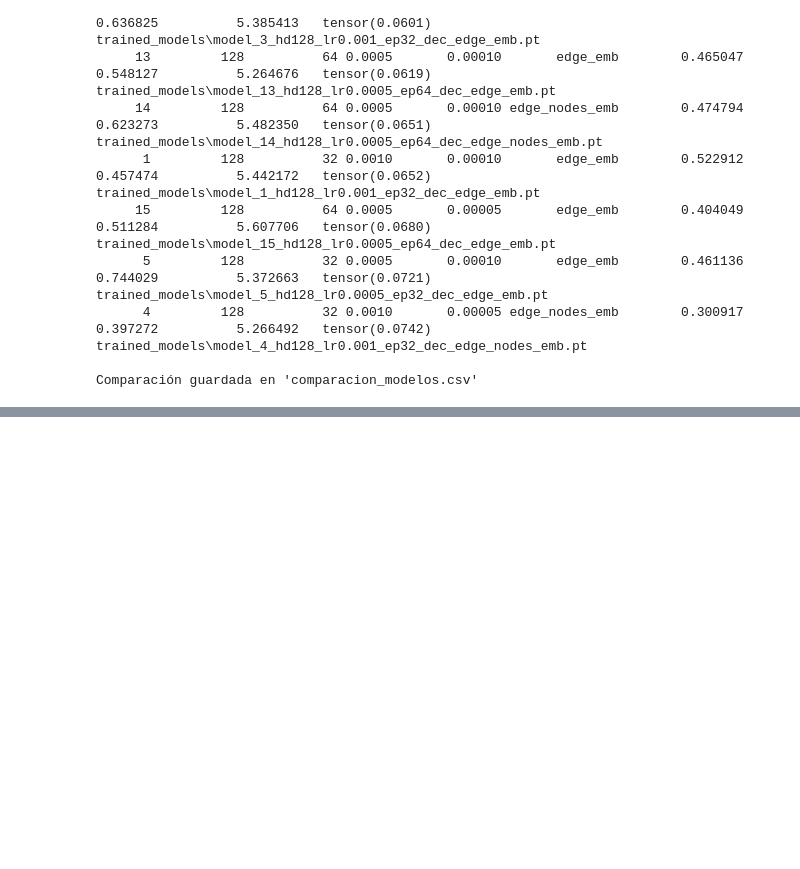
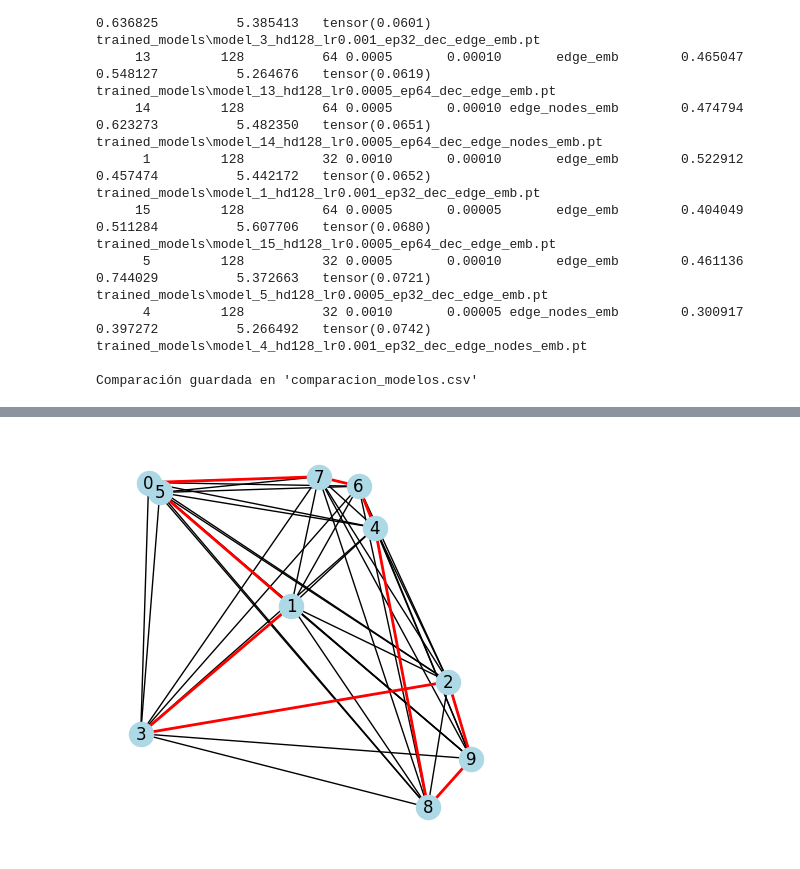
Before and after one commit to PabloMendieta03/TSP_Classical_Solutions, a Jupyter notebook: GNNs.ipynb, the cells around one changed output, grey strips where cells are left out. Cells and saved outputs as stored; diff of their text form; code cells hidden in the pictures; blank space fills up the shorter version.

```diff
--- a/GNNs.ipynb
+++ b/GNNs.ipynb
@@ -873,3 +867,101 @@ print("\nComparación guardada en 'comparacion_modelos.csv'")
       4         128          32 0.0010       0.00005 edge_nodes_emb        0.300917       0.397272          5.266492   tensor(0.0742)   trained_models\model_4_hd128_lr0.001_ep32_dec_edge_nodes_emb.pt
 
 Comparación guardada en 'comparacion_modelos.csv'
+# %%
+import torch
+import networkx as nx
+import matplotlib.pyplot as plt
+from torch_geometric.data import Data, DataLoader
+
+# 1) Genera UNA instancia TSP de ejemplo
+num_nodes = 10
+# genera un solo dataset: devuelve listas de longitud 1
+node_coords, distance_matrices, solution_paths, solution_adjacencies, distances = \
+    DatasetCreation.create_dataset(num_nodes=num_nodes, num_datasets=1)
+
+coords = torch.tensor(node_coords[0], dtype=torch.float)           # [N,2]
+dist_mat = distance_matrices[0]                                    # [N,N]
+true_path = solution_paths[0]                                      # lista de nodos ordenados
+true_distance = distances[0]                                       # float
+
+# 2) Construye el Data de PyG
+edges, dists = [], []
+for i in range(num_nodes):
+    for j in range(num_nodes):
+        if i==j: continue
+        edges.append([i,j])
+        dists.append([dist_mat[i,j]])
+edge_index  = torch.tensor(edges, dtype=torch.long).t().contiguous()
+edge_attr   = torch.tensor(dists, dtype=torch.float)
+edge_weight = edge_attr.clone()
+batch       = torch.zeros(num_nodes, dtype=torch.long)
+
+data = Data(
+    x=coords,
+    edge_index=edge_index,
+    edge_attr=edge_attr,
+    edge_weight=edge_weight,
+    true_path=torch.tensor(true_path, dtype=torch.long),
+    true_distance=torch.tensor([true_distance], dtype=torch.float),
+    pos_class_weight=( (num_nodes**2 - num_nodes)/num_nodes )
+)
+
+loader = DataLoader([data], batch_size=1)
+
+# 3) Carga tu modelo
+device = torch.device("cuda" if torch.cuda.is_available() else "cpu")
+model = METALAYER_TSP_SOLVER(2,1,128,decoder="edge_nodes_emb",use_edge_weight=True).to(device)
+model.load_state_dict(torch.load("trained_models/model_2_hd128_lr0.001_ep32_dec_edge_nodes_emb.pt", map_location=device))
+model.eval()
+
+# 4) Inferencia + evaluación
+with torch.no_grad():
+    batch = next(iter(loader)).to(device)
+    logits = model(batch.x, batch.edge_index, batch.edge_attr, batch.edge_weight, None, batch.batch)  # [E,1]
+    probs = torch.sigmoid(logits).view(-1)
+
+    # Reconstruye tour greedy sobre top-N aristas
+    N = num_nodes
+    pairs = list(zip(batch.edge_index.t().cpu().tolist(), probs.cpu().numpy()))
+    pairs.sort(key=lambda x: -x[1])
+    top_edges = [e for e,_ in pairs[:N]]
+
+    # construir tour Hamiltoniano
+    tour = [0]; visited={0}
+    while len(tour)<N:
+        cur=tour[-1]
+        for i,j in top_edges:
+            if i==cur and j not in visited:
+                tour.append(j); visited.add(j); break
+        else:
+            rem = set(range(N))-visited
+            nxt = rem.pop()
+            tour.append(nxt); visited.add(nxt)
+    tour.append(tour[0])
+
+    # calcula métricas
+    # convierte top_edges en heat map para SolutionAnalysys
+    # (o simplemente calcula longitud y gap directamente)
+    # Aquí calculamos longitud predicha:
+    pred_len = sum( dist_mat[tour[k],tour[k+1]] for k in range(N) )
+    opt_gap = (pred_len - true_distance)/true_distance
+
+# 5) Resultados
+print("Ruta óptima real:   ", true_path + [true_path[0]])
+print("Longitud real:      ", true_distance)
+print("Ruta predicha:      ", tour)
+print("Longitud predicha:  ", pred_len)
+print(f"Optimality gap:     {opt_gap*100:.2f}%")
+
+# 6) Dibujo
+G = nx.DiGraph()
+G.add_nodes_from(range(N))
+G.add_edges_from(map(tuple, edge_index.t().tolist()))
+pos = {i:coords[i].tolist() for i in range(N)}
+
+plt.figure(figsize=(4,4))
+nx.draw(G.to_undirected(), pos=pos, node_color='lightblue', with_labels=True)
+path_edges = list(zip(tour[:-1], tour[1:]))
+nx.draw_networkx_edges(G.to_undirected(), edgelist=path_edges, pos=pos, edge_color='r', width=2)
+plt.show()
+# %% [output]
@@ -875,0 +973 @@ Comparación guardada en 'comparacion_modelos.csv'
+[figure, added]
```
Also changed, not shown: parts of 2 cells of this notebook, 1 other file.
